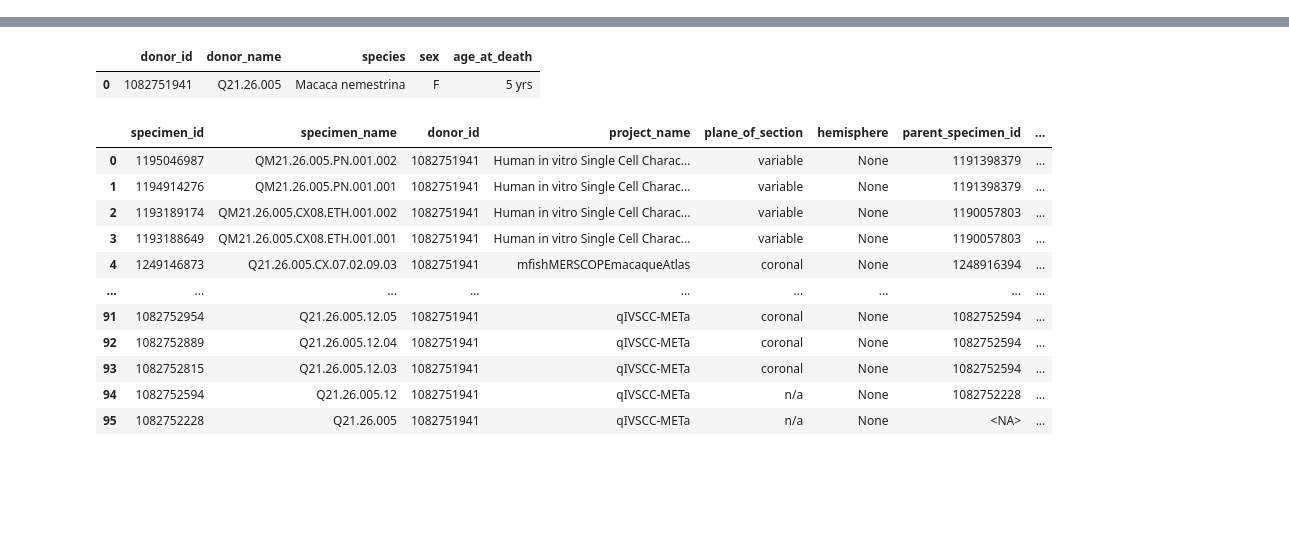
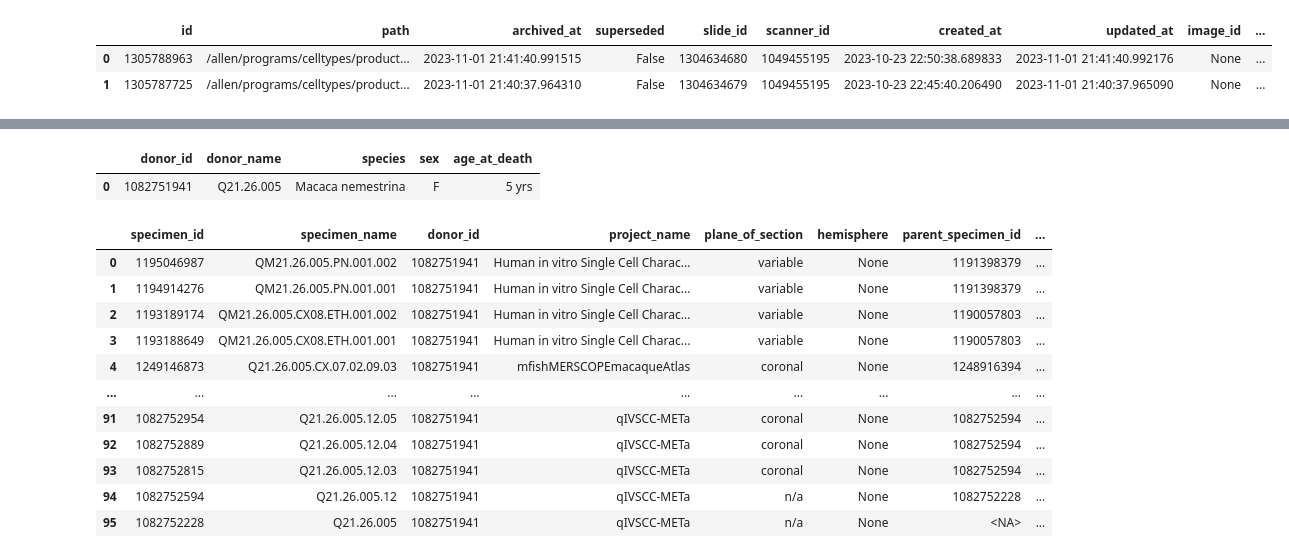
Before and after one commit to mikejhuang/hmba_image_viewer, a Jupyter notebook: sandbox/lims_queries/specimen_related_lims_queries.ipynb, the cells around one changed output, grey strips where cells are left out. Saved outputs shown, nothing was run; the diff lists cells and outputs as text; code cells hidden in the pictures; blank space fills up the shorter version.

```diff
--- a/sandbox/lims_queries/specimen_related_lims_queries.ipynb
+++ b/sandbox/lims_queries/specimen_related_lims_queries.ipynb
@@ -19,0 +61,20 @@ engine = sqlalchemy.create_engine(
+# %%
+query = '''
+        select sc.*,
+        img.id as image_id_imgtable
+        from sub_images si
+        join image_series iser on si.image_series_id = iser.id
+        join run_groups rg on  iser.run_group_id = rg.id
+        join treatments t on t.id = rg.treatment_id
+        join images img on img.id = si.image_id
+        join slides sl on sl.id = img.slide_id
+        join scans sc ON sc.slide_id = sl.id
+        join specimens sp on iser.specimen_id = sp.id
+        where sp.name = 'QM23.50.001.CX.44.01.HE'
+        '''
+res = pd.read_sql(query,con=engine)
+res
+# %% [output]
+|  | id | path | archived_at | superseded | slide_id | scanner_id | created_at | updated_at | image_id | ... |
+| 0 | 1305788963 | /allen/programs/celltypes/product... | 2023-11-01 21:41:40.991515 | False | 1304634680 | 1049455195 | 2023-10-23 22:50:38.689833 | 2023-11-01 21:41:40.992176 | None | ... |
+| 1 | 1305787725 | /allen/programs/celltypes/product... | 2023-11-01 21:40:37.964310 | False | 1304634679 | 1049455195 | 2023-10-23 22:45:40.206490 | 2023-11-01 21:40:37.965090 | None | ... |
```
Also changed, not shown: parts of 22 cells of this notebook, 2 other files.
